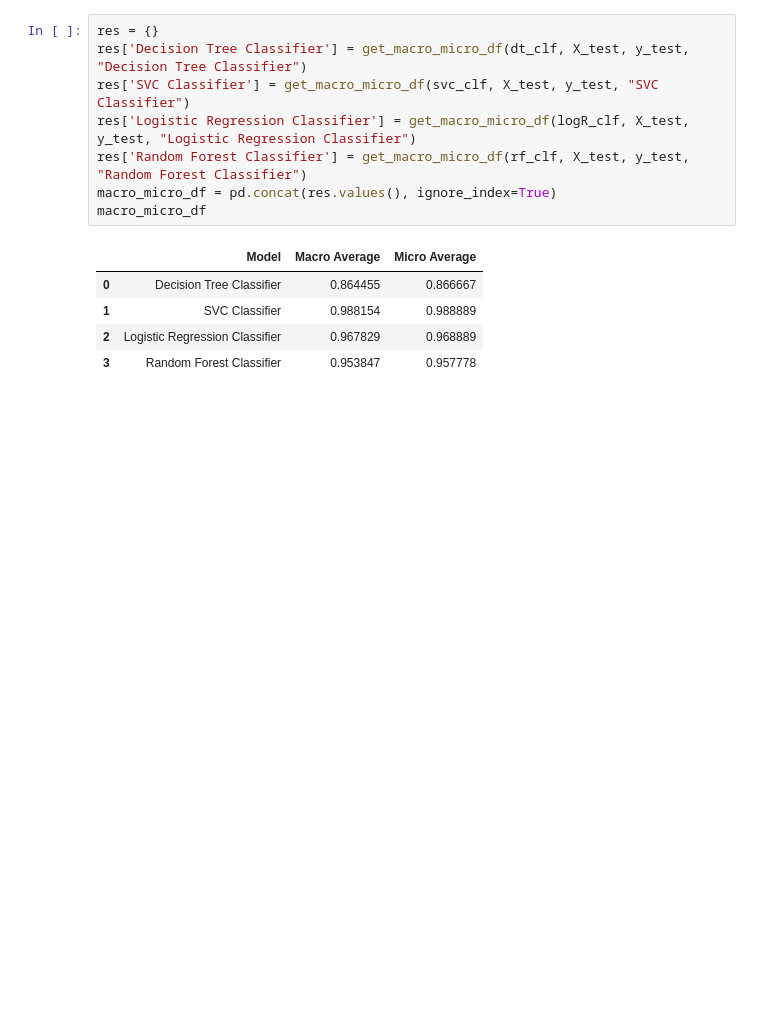
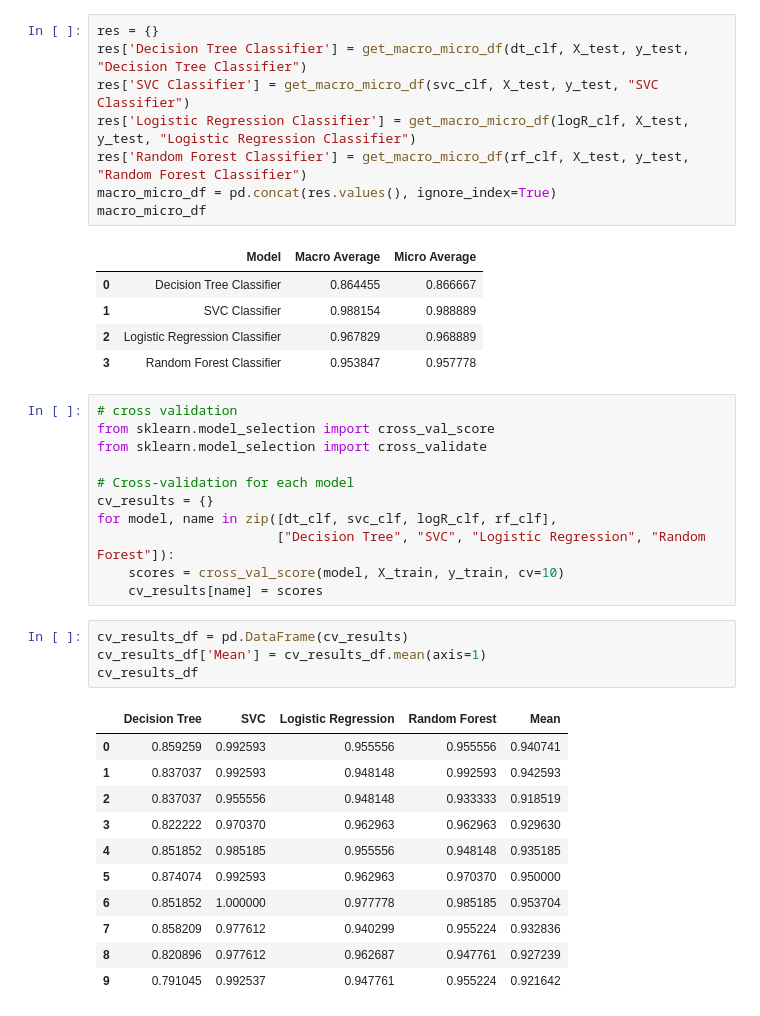
Before and after one commit to abdullaharifx/PL-Work, a Jupyter notebook: Classification-02.ipynb, the cells around one changed output. Drawn from its saved outputs; the diff is of its cells as text; blank space fills up the shorter version.

```diff
--- a/Classification-02.ipynb
+++ b/Classification-02.ipynb
@@ -494,3 +494,30 @@ macro_micro_df
 | 1 | SVC Classifier | 0.988154 | 0.988889 |
 | 2 | Logistic Regression Classifier | 0.967829 | 0.968889 |
 | 3 | Random Forest Classifier | 0.953847 | 0.957778 |
+# %%
+# cross validation
+from sklearn.model_selection import cross_val_score
+from sklearn.model_selection import cross_validate
+
+# Cross-validation for each model
+cv_results = {}
+for model, name in zip([dt_clf, svc_clf, logR_clf, rf_clf],
+                       ["Decision Tree", "SVC", "Logistic Regression", "Random Forest"]):
+    scores = cross_val_score(model, X_train, y_train, cv=10)
+    cv_results[name] = scores
+# %%
+cv_results_df = pd.DataFrame(cv_results)
+cv_results_df['Mean'] = cv_results_df.mean(axis=1)
+cv_results_df
+# %% [output]
+|  | Decision Tree | SVC | Logistic Regression | Random Forest | Mean |
+| 0 | 0.859259 | 0.992593 | 0.955556 | 0.955556 | 0.940741 |
+| 1 | 0.837037 | 0.992593 | 0.948148 | 0.992593 | 0.942593 |
+| 2 | 0.837037 | 0.955556 | 0.948148 | 0.933333 | 0.918519 |
+| 3 | 0.822222 | 0.970370 | 0.962963 | 0.962963 | 0.929630 |
+| 4 | 0.851852 | 0.985185 | 0.955556 | 0.948148 | 0.935185 |
+| 5 | 0.874074 | 0.992593 | 0.962963 | 0.970370 | 0.950000 |
+| 6 | 0.851852 | 1.000000 | 0.977778 | 0.985185 | 0.953704 |
+| 7 | 0.858209 | 0.977612 | 0.940299 | 0.955224 | 0.932836 |
+| 8 | 0.820896 | 0.977612 | 0.962687 | 0.947761 | 0.927239 |
+| 9 | 0.791045 | 0.992537 | 0.947761 | 0.955224 | 0.921642 |
```
Also changed, not shown: parts of 2 cells of this notebook.
